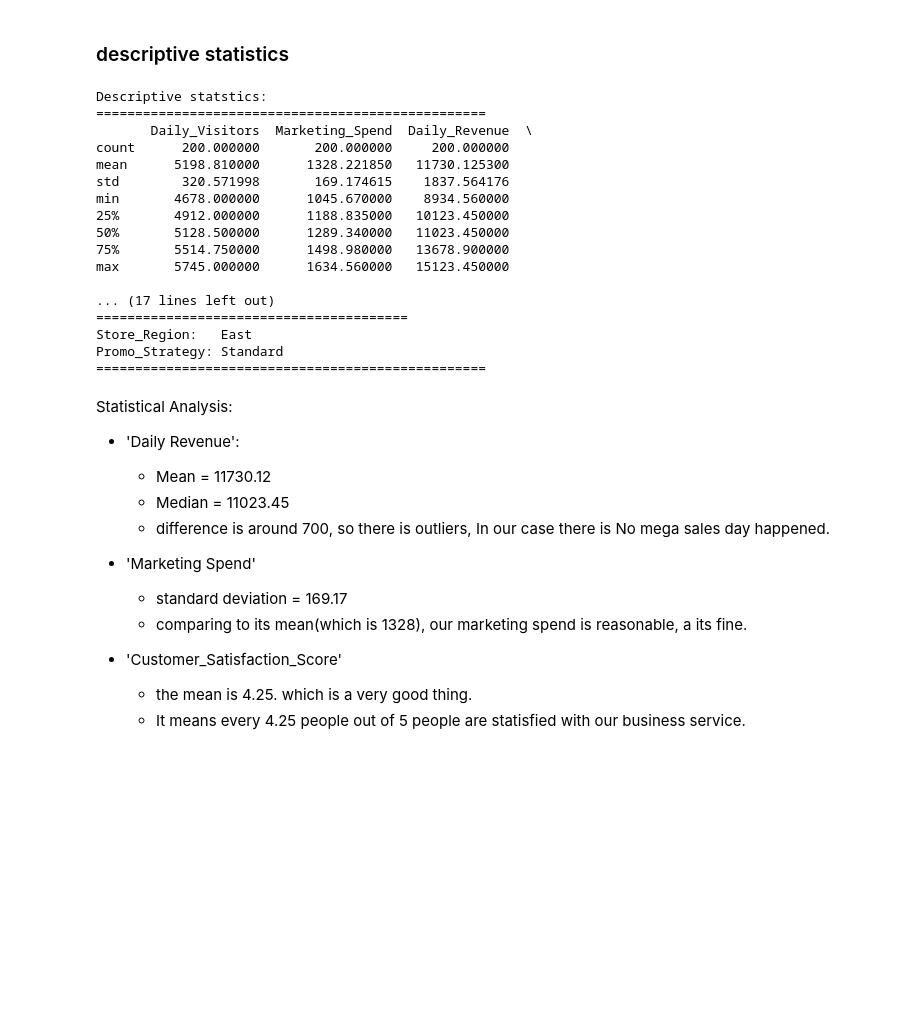
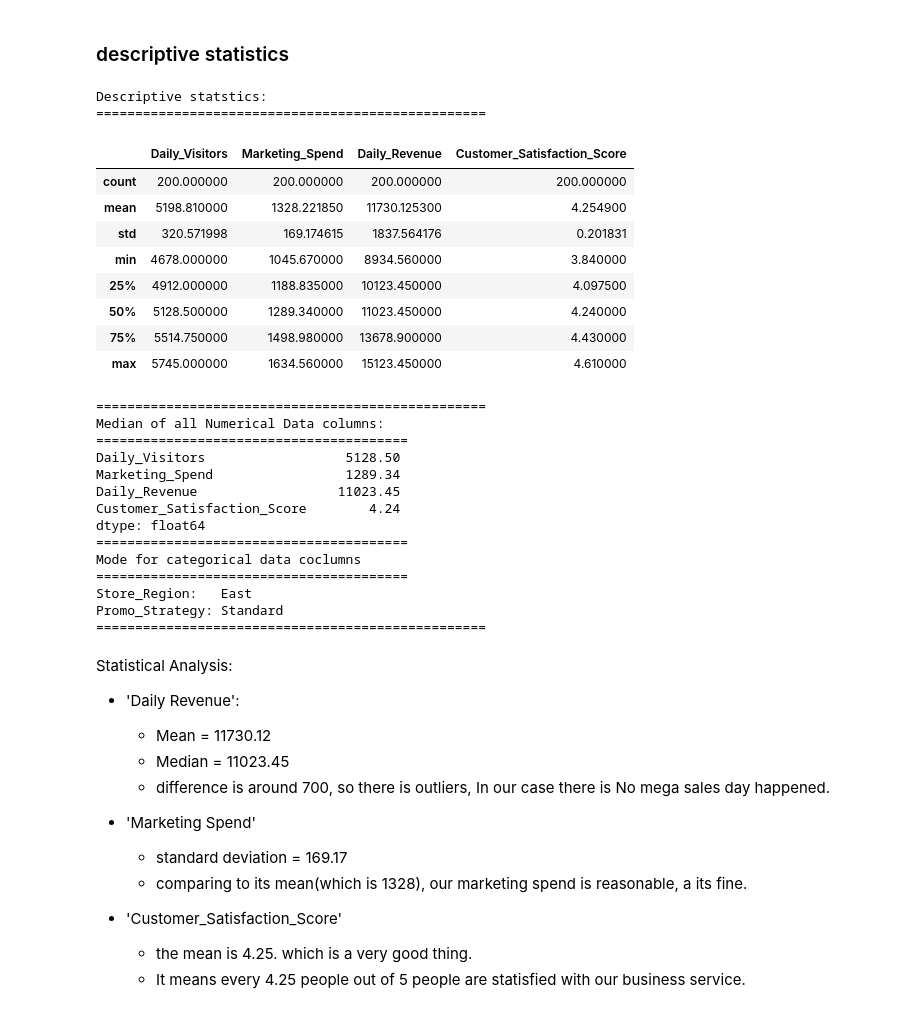
Before and after one commit to Mohith-151/week-7-project, a Jupyter notebook: statistical_analysis.ipynb, the cells around one changed output. Saved outputs shown, nothing was run; the diff lists cells and outputs as text; code cells hidden in the pictures; blank space fills up the shorter version.

```diff
--- a/statistical_analysis.ipynb
+++ b/statistical_analysis.ipynb
@@ -28,32 +28,44 @@ medians = df[['Daily_Visitors','Marketing_Spend','Daily_Revenue','Customer_Satis
 #mode for all categorical data column
 mode_reg = df['Store_Region'].mode()[0]
 mode_promo = df['Promo_Strategy'].mode()[0]
+# %%
+print("Descriptive statstics:")
+print('='*50)
+desc_stats
+# %% [output]
+Descriptive statstics:
+==================================================
+|  | Daily_Visitors | Marketing_Spend | Daily_Revenue | Customer_Satisfaction_Score |
+| count | 200.000000 | 200.000000 | 200.000000 | 200.000000 |
+| mean | 5198.810000 | 1328.221850 | 11730.125300 | 4.254900 |
+| std | 320.571998 | 169.174615 | 1837.564176 | 0.201831 |
+| min | 4678.000000 | 1045.670000 | 8934.560000 | 3.840000 |
+| 25% | 4912.000000 | 1188.835000 | 10123.450000 | 4.097500 |
+| 50% | 5128.500000 | 1289.340000 | 11023.450000 | 4.240000 |
+| 75% | 5514.750000 | 1498.980000 | 13678.900000 | 4.430000 |
+| max | 5745.000000 | 1634.560000 | 15123.450000 | 4.610000 |
 # %%
-print("Descriptive statstics:")
 print('='*50)
-print(desc_stats)
 print("Median of all Numerical Data columns:")
 print('='*40)
 print(medians)
+print('='*40)
 print("Mode for categorical data coclumns")
 print('='*40)
 print(f"Store_Region:   {mode_reg}")
 print(f"Promo_Strategy: {mode_promo}")
 print('='*50)
 # %% [output]
-Descriptive statstics:
 ==================================================
-       Daily_Visitors  Marketing_Spend  Daily_Revenue  \
-count      200.000000       200.000000     200.000000
-mean      5198.810000      1328.221850   11730.125300
-std        320.571998       169.174615    1837.564176
-min       4678.000000      1045.670000    8934.560000
-25%       4912.000000      1188.835000   10123.450000
-50%       5128.500000      1289.340000   11023.450000
-75%       5514.750000      1498.980000   13678.900000
-max       5745.000000      1634.560000   15123.450000
-
-... (17 lines left out)
+Median of all Numerical Data columns:
+========================================
+Daily_Visitors                  5128.50
+Marketing_Spend                 1289.34
+Daily_Revenue                  11023.45
+Customer_Satisfaction_Score        4.24
+dtype: float64
+========================================
+Mode for categorical data coclumns
 ========================================
 Store_Region:   East
 Promo_Strategy: Standard
```
Also changed, not shown: parts of 17 cells of this notebook, 4 other files.
